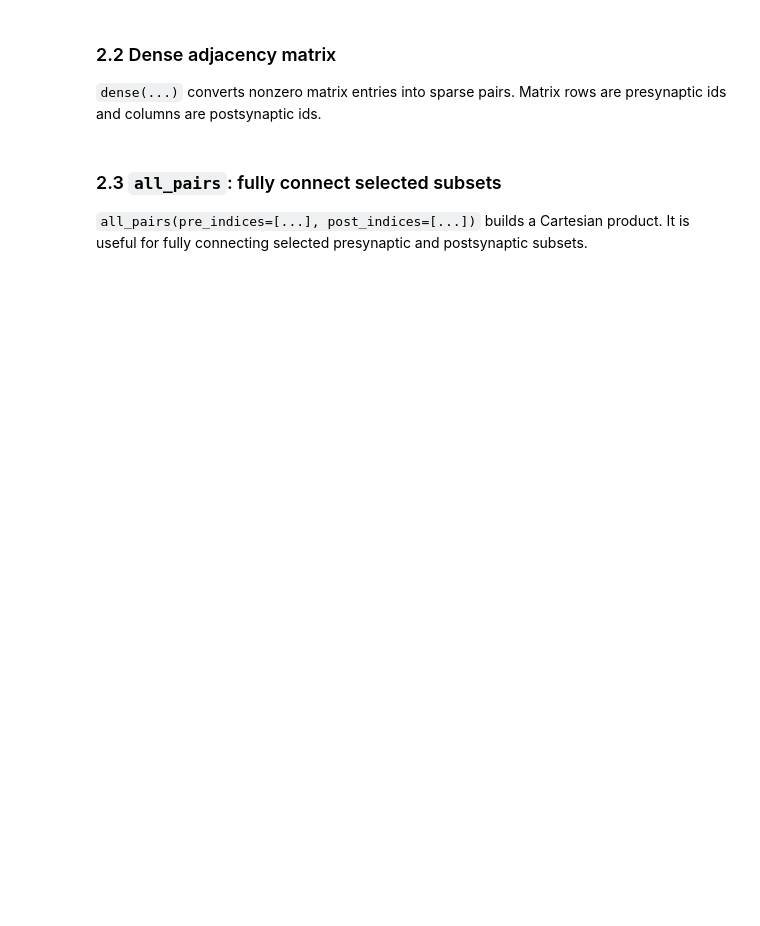
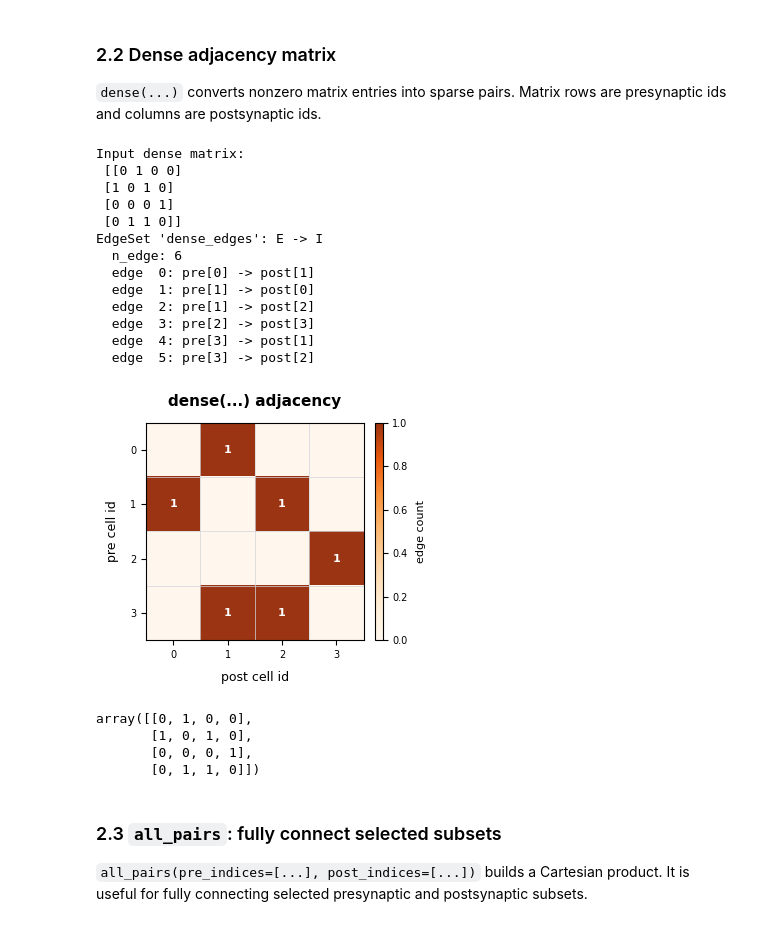
Before and after one commit to chaobrain/braincell, a Jupyter notebook: examples/multi_compartment/network.ipynb, the cells around one changed output. Drawn from its saved outputs; the diff is of its cells as text; code cells hidden in the pictures; blank space fills up the shorter version.

```diff
--- a/examples/multi_compartment/network.ipynb
+++ b/examples/multi_compartment/network.ipynb
@@ -502,23 +542,42 @@ plot_adjacency(pairs_edges, n_pre=4, n_post=3, title="pairs(...) adjacency")
 # %%
 dense_matrix = np.asarray(
     [
-        [0, 1, 0],
-        [1, 0, 1],
-        [0, 0, 0],
-        [0, 1, 1],
+        [0, 1, 0, 0],
+        [1, 0, 1, 0],
+        [0, 0, 0, 1],
+        [0, 1, 1, 0],
     ],
     dtype=int,
 )
 print("Input dense matrix:\n", dense_matrix)
 
 dense_edges = edge_net.add_edges(
     name="dense_edges",
     pre="E",
     post="I",
     method=braincell.network.dense(dense_matrix),
 )
 edge_table(dense_edges)
-plot_adjacency(dense_edges, n_pre=4, n_post=3, title="dense(...) adjacency")
+plot_adjacency(dense_edges, n_pre=4, n_post=4, title="dense(...) adjacency")
+# %% [output]
+Input dense matrix:
+ [[0 1 0 0]
+ [1 0 1 0]
+ [0 0 0 1]
+ [0 1 1 0]]
+EdgeSet 'dense_edges': E -> I
+  n_edge: 6
+  edge  0: pre[0] -> post[1]
+  edge  1: pre[1] -> post[0]
+  edge  2: pre[1] -> post[2]
+  edge  3: pre[2] -> post[3]
+  edge  4: pre[3] -> post[1]
+  edge  5: pre[3] -> post[2]
+[figure, added]
+array([[0, 1, 0, 0],
+       [1, 0, 1, 0],
+       [0, 0, 0, 1],
+       [0, 1, 1, 0]])
 # %% [markdown]
 ### 2.3 `all_pairs`: fully connect selected subsets
 
```
Also changed, not shown: parts of 24 cells of this notebook, 11 other files.
